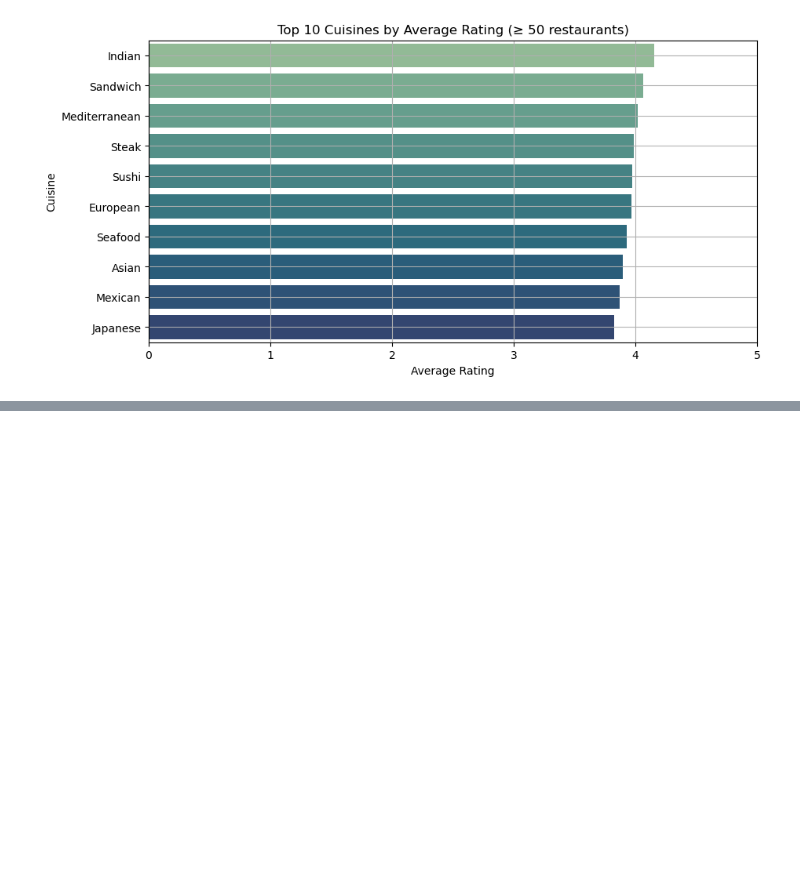
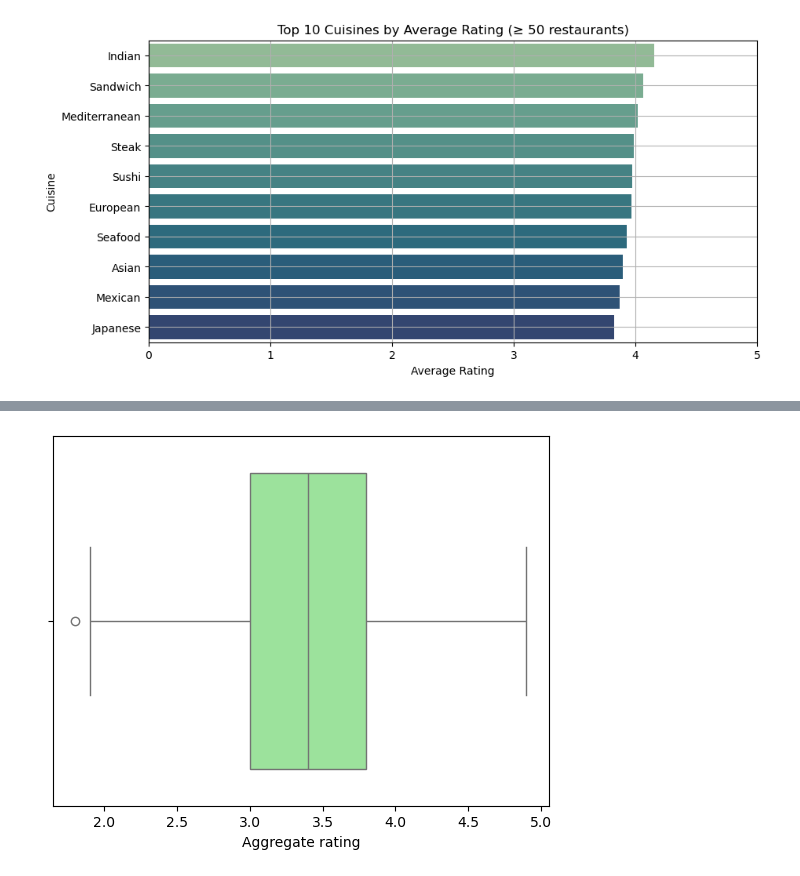
Before and after one commit to rahul-1419/gitVSPython, a Jupyter notebook: Projects/New folder/sheet_4.ipynb, the cells around one changed output, grey strips where cells are left out. Drawn from its saved outputs; the diff is of its cells as text; code cells hidden in the pictures; blank space fills up the shorter version.

```diff
--- a/Projects/New folder/sheet_4.ipynb
+++ b/Projects/New folder/sheet_4.ipynb
@@ -623,0 +650,5 @@ df_exploded
+# %%
+sns.boxplot(data = df, x = 'Aggregate rating', color='lightgreen')
+plt.show()
+# %% [output]
+[figure, added]
```
Also changed, not shown: parts of 16 cells of this notebook.
